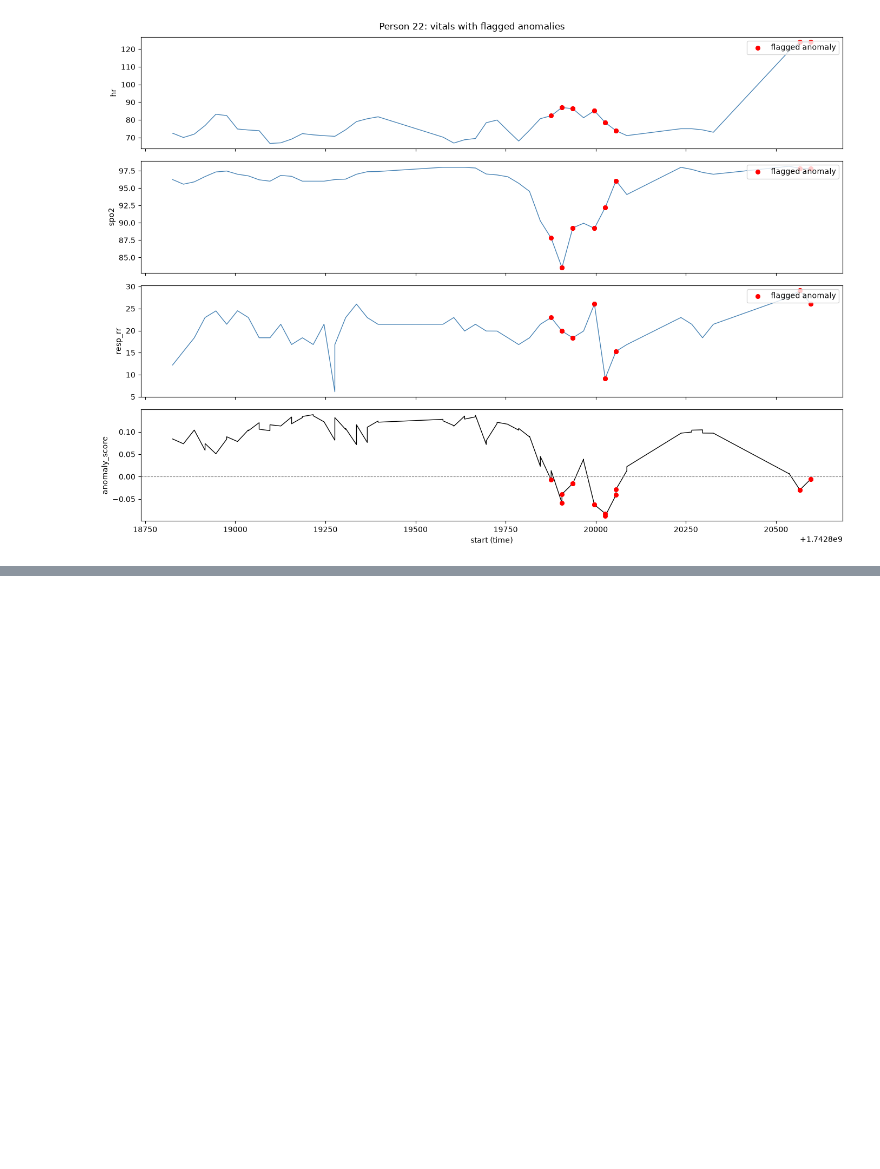
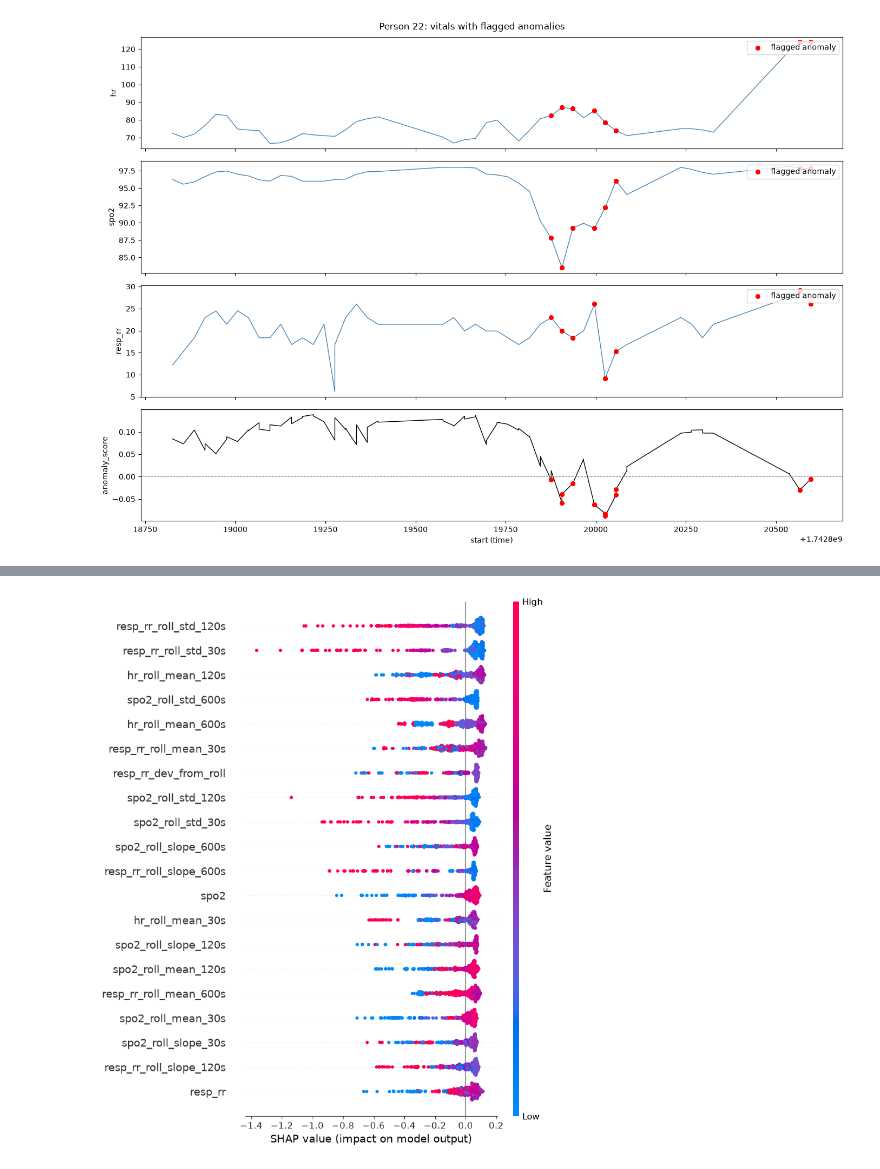
Before and after one commit to HamimSeam/cosmo-care, a Jupyter notebook: ml/model.ipynb, the cells around one changed output, grey strips where cells are left out. Drawn from its saved outputs; the diff is of its cells as text; code cells hidden in the pictures; blank space fills up the shorter version.

```diff
--- a/ml/model.ipynb
+++ b/ml/model.ipynb
@@ -296,0 +314,14 @@ plot_person_anomalies(test_df, person_id=22)
+# %%
+import shap
+import numpy as np
+import pandas as pd
+
+explainer = shap.TreeExplainer(iso_forest)
+
+X_test_sample = X_test
+
+shap_values = explainer.shap_values(X_test_sample)
+shap_df = pd.DataFrame(shap_values, columns=X_test_sample.columns, index=X_test_sample.index)
+
+print(shap_df.shape)
+shap_df.head()
@@ -296,0 +397,4 @@ plot_person_anomalies(test_df, person_id=22)
+# %%
+shap.summary_plot(shap_values, X_test_sample, show=True)
+# %% [output]
+[figure, added]
```
Also changed, not shown: parts of 25 cells of this notebook, 2 other files.
